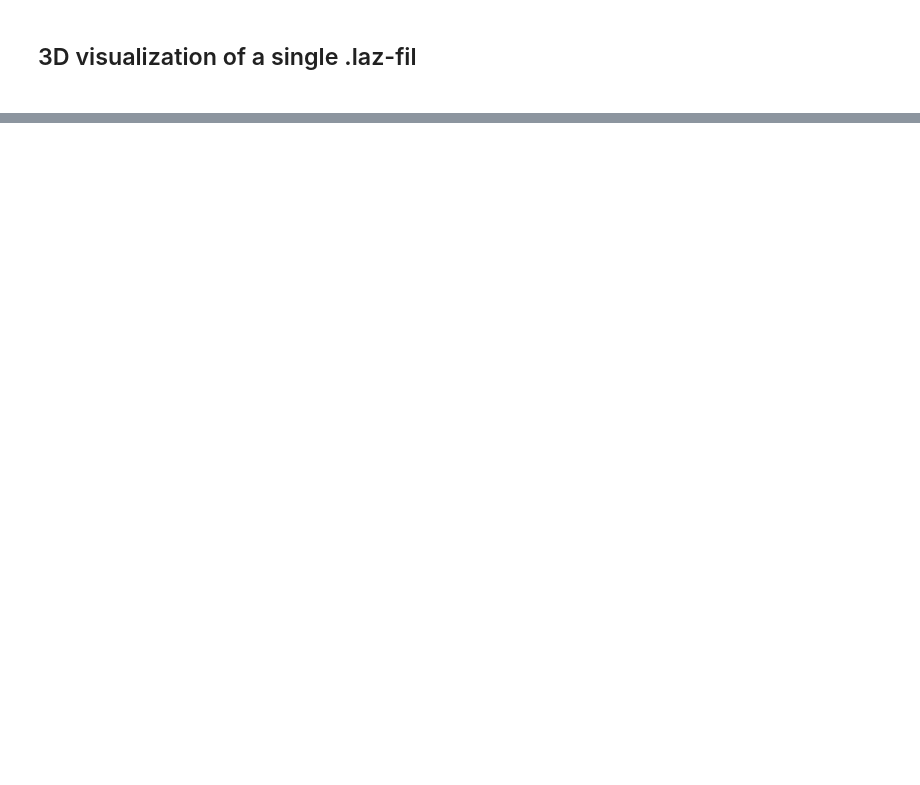
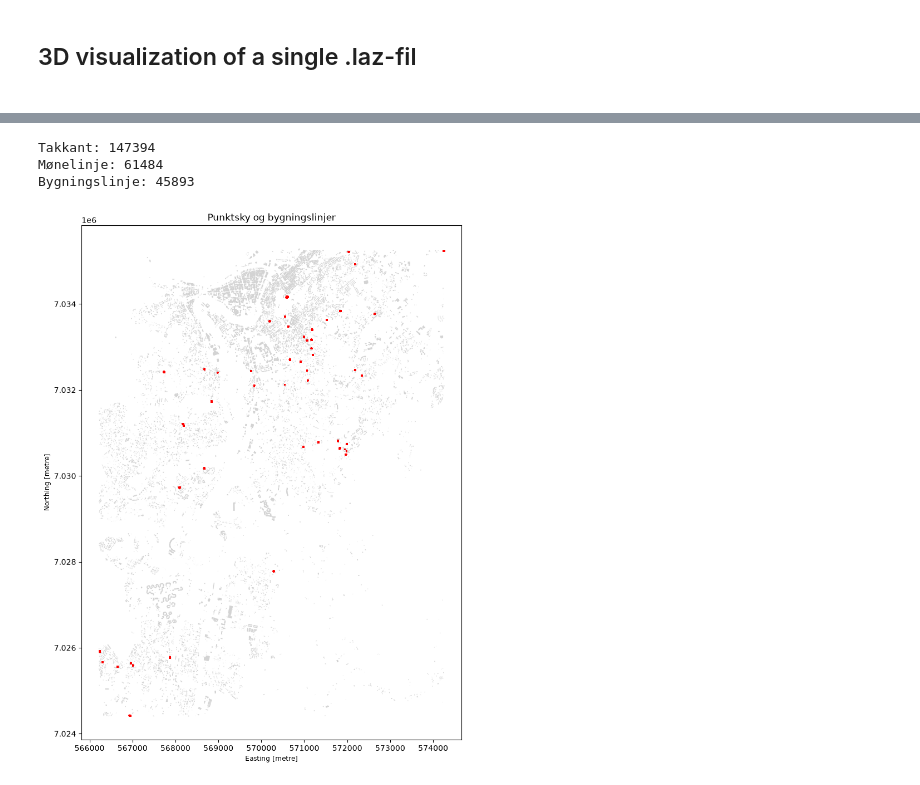
Before and after one commit to Eliashaa/TBA4251-3D-modeling, a Jupyter notebook: exploration.ipynb, the cells around one changed output, grey strips where cells are left out. Cells and saved outputs as stored; diff of their text form; code cells hidden in the pictures; blank space fills up the shorter version.

```diff
--- a/exploration.ipynb
+++ b/exploration.ipynb
@@ -111,0 +178,55 @@ Antall punkter: 134603
+# %%
+path = "data/Basisdata_5001_Trondheim_5972_FKB-Bygning_GML.gml"
+bbox = (min_x, min_y, max_x, max_y) #From the bounds of the point cloud
+
+takkant = gpd.read_file(
+    path,
+    layer="Takkant",
+    bbox=bbox,
+    engine="pyogrio"
+)
+
+monelinje = gpd.read_file(
+    path,
+    layer="Mønelinje",
+    bbox=bbox,
+    engine="pyogrio"
+)
+
+bygningslinje = gpd.read_file(
+    path,
+    layer="Bygningslinje",
+    bbox=bbox,
+    engine="pyogrio"
+)
+
+print("Takkant:", len(takkant))
+print("Mønelinje:", len(monelinje))
+print("Bygningslinje:", len(bygningslinje))
+# %% [output]
+Takkant: 147394
+Mønelinje: 61484
+Bygningslinje: 45893
+# %%
+fig, ax = plt.subplots(figsize=(12, 12))
+
+bygningslinje.plot(
+    ax=ax,
+    color="lightgray",
+    linewidth=1
+)
+
+ax.scatter(
+    xy[:, 0],
+    xy[:, 1],
+    s=0.1,
+    color="red",
+    zorder=2
+)
+
+ax.set_aspect("equal")
+ax.set_title("Punktsky og bygningslinjer")
+
+plt.show()
+# %% [output]
+[figure, added]
```
Also changed, not shown: parts of 10 cells of this notebook, 1 other file.
